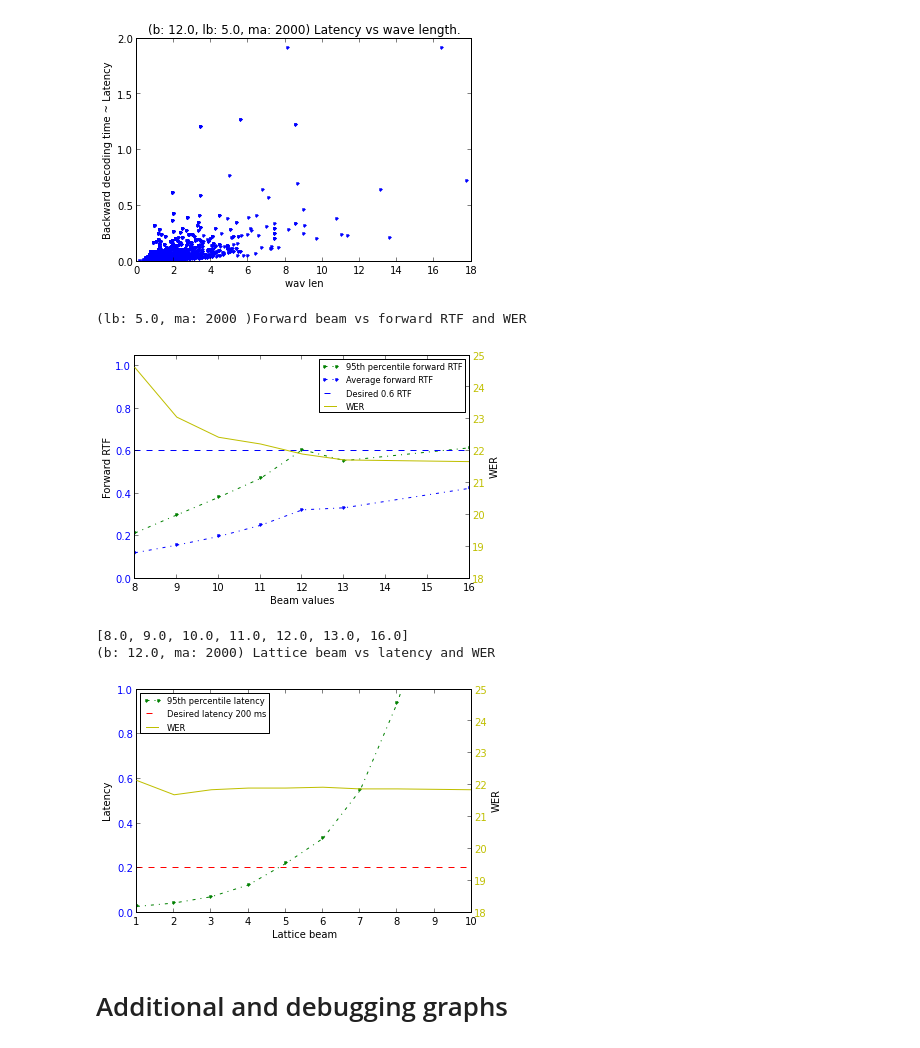
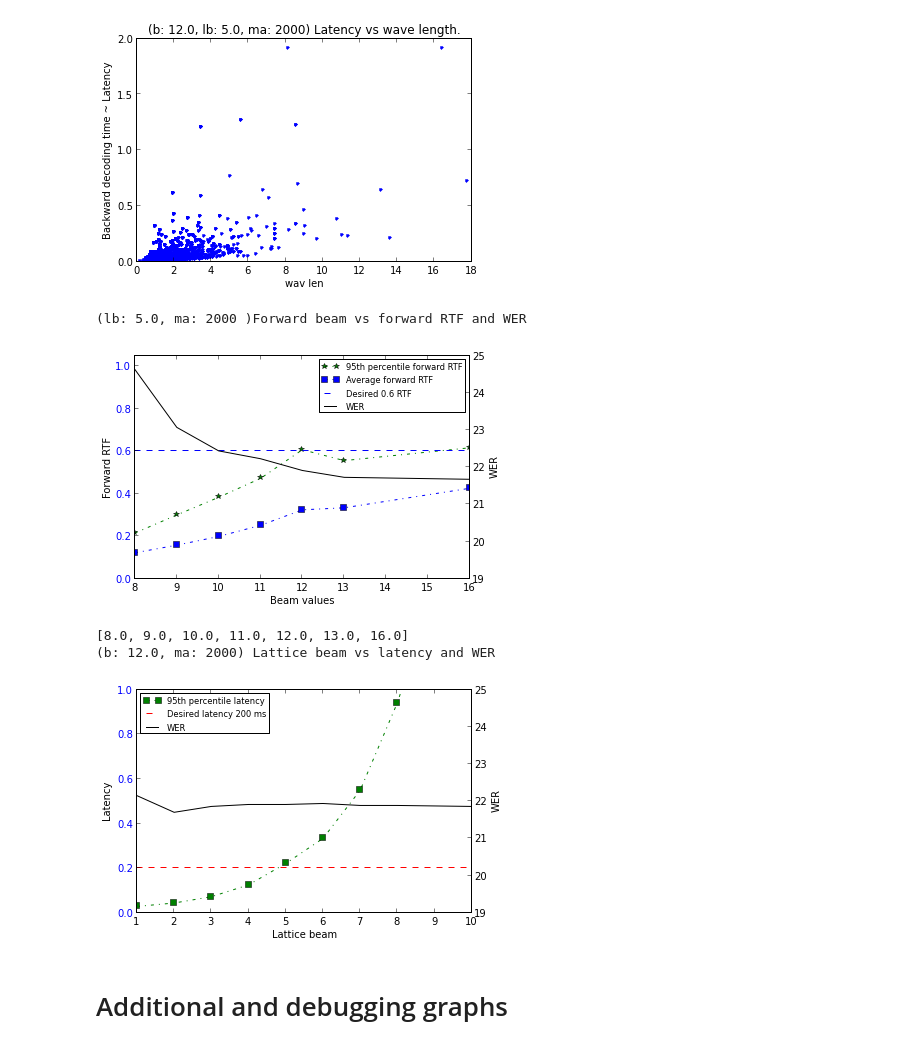
Before and after one commit to oplatek/pykaldi-eval, a Jupyter notebook: Pykaldi-evaluation.ipynb, the cells around one changed output. Drawn from its saved outputs; the diff is of its cells as text; code cells hidden in the pictures.

Commit message:
pdf graphs b&w compatible

```diff
--- a/Pykaldi-evaluation.ipynb
+++ b/Pykaldi-evaluation.ipynb
@@ -21,9 +21,18 @@ Loading data and extracting basic information
 import pickle
 import pylab as pl
 from collections import namedtuple
+from subprocess import call
 
 def cwer(ins, dl, sub, refer_words):
     return (100.0 * (ins + dl + sub)) / refer_words
+
+def pdf_color2grey(file_path_in, file_path_out):
+    call(['gs', '-sDEVICE=pdfwrite', '-sProcessColorModel=DeviceGray',
+          '-sColorConversionStrategy=Gray', '-dOverrideICC',
+          '-o',
+          file_path_out,
+          '-f',
+          file_path_in])
 
 # Measured for 50 wav utterances at once
 SysRecord = namedtuple('SysRecord',
@@ -188,40 +201,42 @@ for beam in beam_range:
                     and rec.max_active == max_active])
 
 
     wers = [ cwer(rec.ins, rec.dl, rec.sub, rec.refer_words) for rec in sys_time_r if rec.beam == beam and rec.lattice_beam == lat_beam
                     and rec.max_active == max_active]
     assert len(wers) == 1, 'wer is computed for each setting on all utterances at once-> 1 value'
     p95f.append(forwardrtf[int(0.95 * len(forwardrtf))])
     werl.append(wers[0])
     avgf.append(sum(forwardrtf) / float(len(forwardrtf)))
     maxf.append(max(forwardrtf))
 
 fig, ax1 = subplots()
-p1, = ax1.plot(beam_range, p95f, 'g.-.')
-p2, = ax1.plot(beam_range, avgf, 'b.-.')
+p1, = ax1.plot(beam_range, p95f, '-.g*')
+p2, = ax1.plot(beam_range, avgf, '-.bs')
 # ax1.plot(beam_range, maxf, 'r.-.')
 # ax1.plot(beam_range, [1.0] * len(beam_range), 'r--')
 p3, = ax1.plot(beam_range, [0.6] * len(beam_range), 'b--')
 ax1.set_xlabel('Beam values')
 ax1.set_ylabel('Forward RTF')
 ylim([0.0, 1.05])
 for tl in ax1.get_yticklabels():
     tl.set_color('b')
 
 ax2 = ax1.twinx()
-p4, = ax2.plot(beam_range, werl, 'y')
+p4, = ax2.plot(beam_range, werl, 'k')
 ax2.set_ylabel('WER')
-ylim([18.0, 25.0])
+ylim([19.0, 25.0])
 for tl in ax2.get_yticklabels():
-    tl.set_color('y')
+    tl.set_color('k')
 legend([p1, p2, p3, p4], ['95th percentile forward RTF', 'Average forward RTF', 'Desired 0.6 RTF', 'WER'], loc=1, prop={'size':'small'})
 
 print('(lb: %0.1f, ma: %d )Forward beam vs forward RTF and WER' % (lat_beam, max_active))
 # title('Forward beam vs 0.95 percentile forward RTF and WER')
-savefig('beam_vs_rtfwer.png', bbox_inches='tight')
+pdfname='beam_vs_rtfwer.pdf'
+savefig(pdfname, bbox_inches='tight')
+pdf_color2grey(pdfname, 'grey_' + pdfname)
 # %% [output]
 (lb: 5.0, ma: 2000 )Forward beam vs forward RTF and WER
-[figure, old version]
+[figure, new version]
 # %%
 print beam_range
 beam, max_active = beam_range[4], max_active_range[0]
@@ -238,7 +253,7 @@ for lat_beam in lat_beam_range:
     maxf.append(max(back_time))
 
 fig, ax1 = subplots()
-p1, = ax1.plot(lat_beam_range, p95b, 'g.-.')
+p1, = ax1.plot(lat_beam_range, p95b, '-.gs')
 
 #ax1.plot(lat_beam_range, avgf, 'b.-.')
 #ax1.plot(lat_beam_range, maxf, 'r.-.')
@@ -251,21 +266,23 @@ for tl in ax1.get_yticklabels():
     tl.set_color('b')
 
 ax2 = ax1.twinx()
-p3, = ax2.plot(lat_beam_range, werl, 'y')
+p3, = ax2.plot(lat_beam_range, werl, 'k')
 ylim([20.0, 25.0])
 ax2.set_ylabel('WER')
-ylim([18.0, 25.0])
+ylim([19.0, 25.0])
 for tl in ax2.get_yticklabels():
-    tl.set_color('y')
+    tl.set_color('k')
 
 legend([p1, p2, p3], ['95th percentile latency', 'Desired latency 200 ms', 'WER'], loc=2, prop={'size':'small'})
 print('(b: %0.1f, ma: %d) Lattice beam vs latency and WER' % (beam, max_active))
 #title('Lattice beam vs 0.95 percentile latency and WER')
-savefig('latbeam_vs_latwer.png', bbox_inches='tight')
+pdfname='latbeam_vs_latwer.pdf'
+savefig(pdfname, bbox_inches='tight')
+pdf_color2grey(pdfname, 'grey_' + pdfname)
 # %% [output]
 [8.0, 9.0, 10.0, 11.0, 12.0, 13.0, 16.0]
 (b: 12.0, ma: 2000) Lattice beam vs latency and WER
-[figure, old version]
+[figure, new version]
 # %% [markdown]
 Additional and debugging graphs
 ===============================
```
Also changed, not shown: parts of 5 cells of this notebook.
